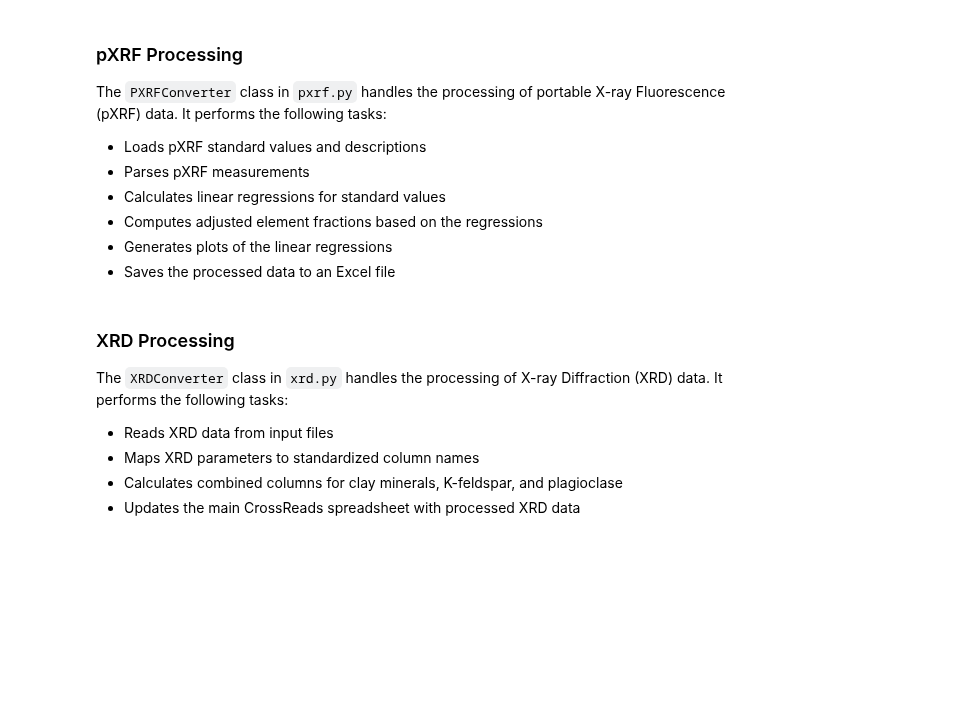
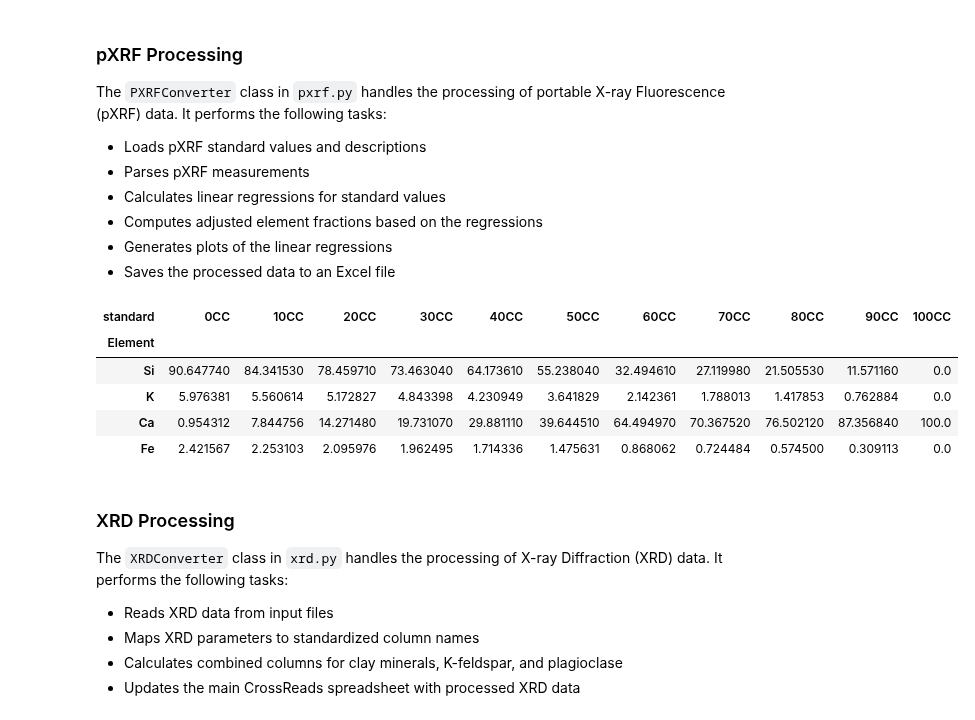
Before and after one commit to kingsdigitallab/crossreads-petrography, a Jupyter notebook: README.ipynb, the cells around one changed output. Saved outputs shown, nothing was run; the diff lists cells and outputs as text; code cells hidden in the pictures; blank space fills up the shorter version.

```diff
--- a/README.ipynb
+++ b/README.ipynb
@@ -68,7 +68,14 @@ The `PXRFConverter` class in `pxrf.py` handles the processing of portable X-ray
 # %%
 from crossreads_petrography.pxrf import PXRFConverter
 pxrf_converter = PXRFConverter()
-pxrf_converter.run()
+pxrf_converter.df_standards
+# %% [output]
+| standard | 0CC | 10CC | 20CC | 30CC | 40CC | 50CC | 60CC | 70CC | 80CC | 90CC | 100CC |
+| Element |  |  |  |  |  |  |  |  |  |  |  |
+| Si | 90.647740 | 84.341530 | 78.459710 | 73.463040 | 64.173610 | 55.238040 | 32.494610 | 27.119980 | 21.505530 | 11.571160 | 0.0 |
+| K | 5.976381 | 5.560614 | 5.172827 | 4.843398 | 4.230949 | 3.641829 | 2.142361 | 1.788013 | 1.417853 | 0.762884 | 0.0 |
+| Ca | 0.954312 | 7.844756 | 14.271480 | 19.731070 | 29.881110 | 39.644510 | 64.494970 | 70.367520 | 76.502120 | 87.356840 | 100.0 |
+| Fe | 2.421567 | 2.253103 | 2.095976 | 1.962495 | 1.714336 | 1.475631 | 0.868062 | 0.724484 | 0.574500 | 0.309113 | 0.0 |
 # %% [markdown]
 ### XRD Processing
 
```
Also changed, not shown: parts of 5 cells of this notebook, 15 other files.
